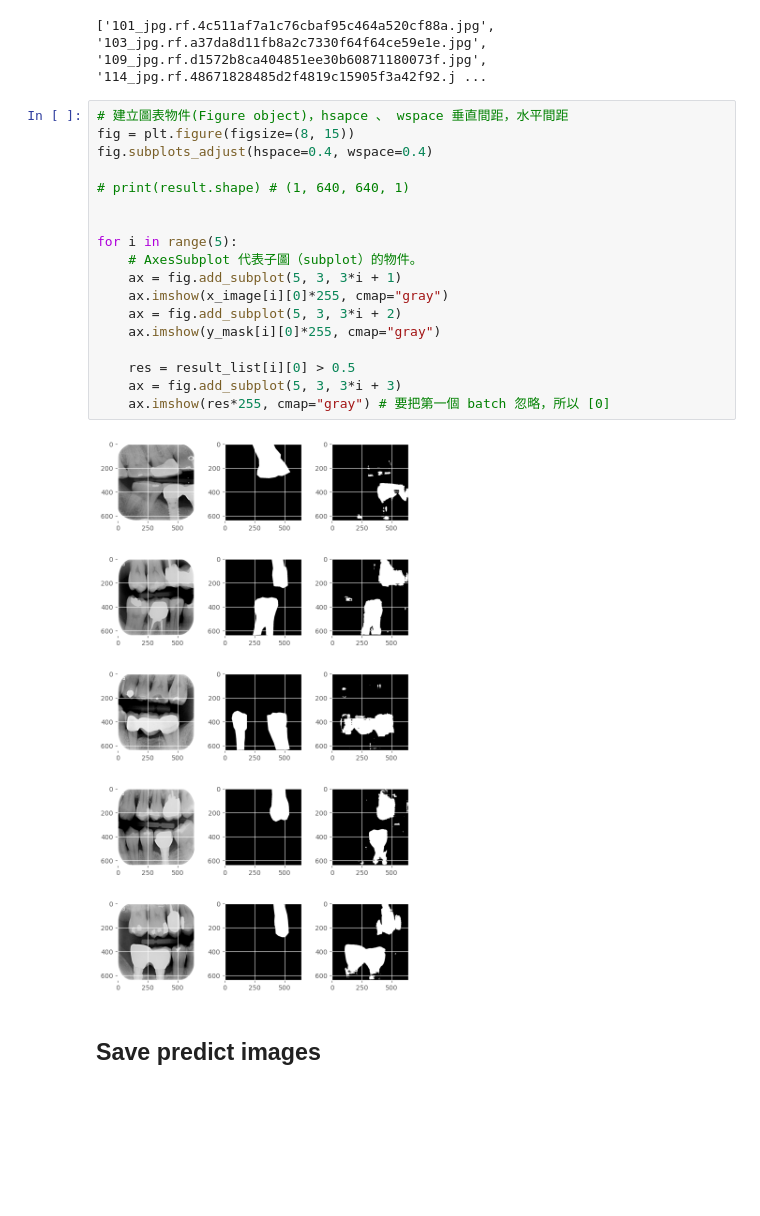
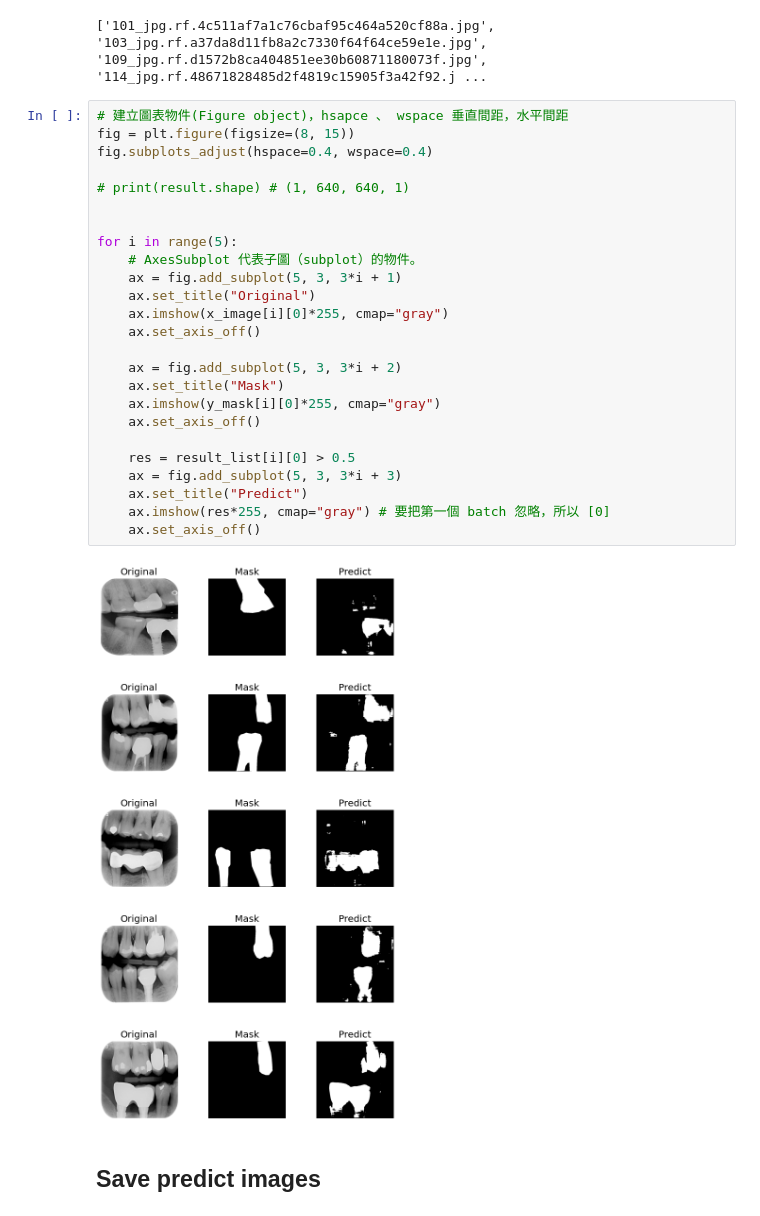
Before and after one commit to howard-hihihi/Teeth-UnetPP, a Jupyter notebook: Test.ipynb, the cells around one changed output. Saved outputs shown, nothing was run; the diff lists cells and outputs as text; blank space fills up the shorter version.

```diff
--- a/Test.ipynb
+++ b/Test.ipynb
@@ -298,23 +298,30 @@ print(image_name)
 # %%
 # 建立圖表物件(Figure object)，hsapce 、 wspace 垂直間距，水平間距
 fig = plt.figure(figsize=(8, 15))
 fig.subplots_adjust(hspace=0.4, wspace=0.4)
 
 # print(result.shape) # (1, 640, 640, 1)
 
 
 for i in range(5):
     # AxesSubplot 代表子圖（subplot）的物件。
     ax = fig.add_subplot(5, 3, 3*i + 1)
+    ax.set_title("Original")
     ax.imshow(x_image[i][0]*255, cmap="gray")
+    ax.set_axis_off()
+
     ax = fig.add_subplot(5, 3, 3*i + 2)
+    ax.set_title("Mask")
     ax.imshow(y_mask[i][0]*255, cmap="gray")
+    ax.set_axis_off()
 
     res = result_list[i][0] > 0.5
     ax = fig.add_subplot(5, 3, 3*i + 3)
+    ax.set_title("Predict")
     ax.imshow(res*255, cmap="gray") # 要把第一個 batch 忽略，所以 [0]
+    ax.set_axis_off()
 # %% [output]
-[figure, old version]
+[figure, new version]
 # %% [markdown]
 ## Save predict images
 # %%
```
Also changed, not shown: parts of 2 cells of this notebook.
